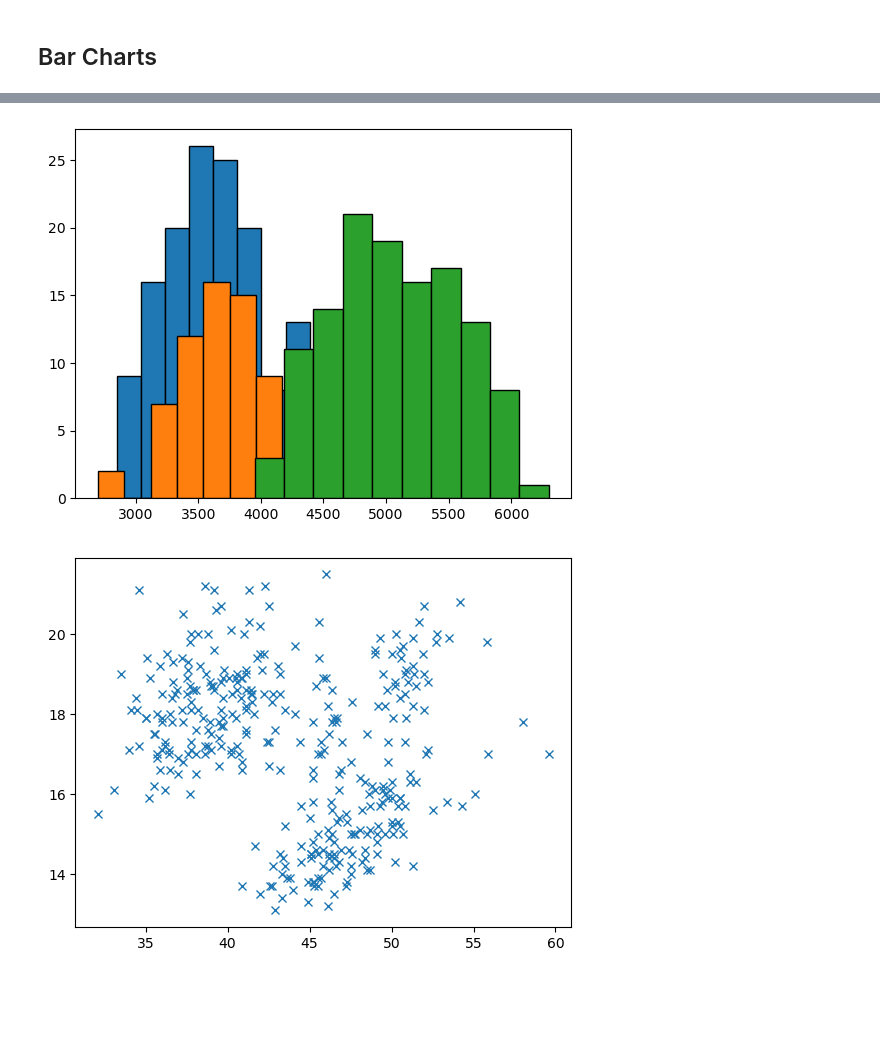
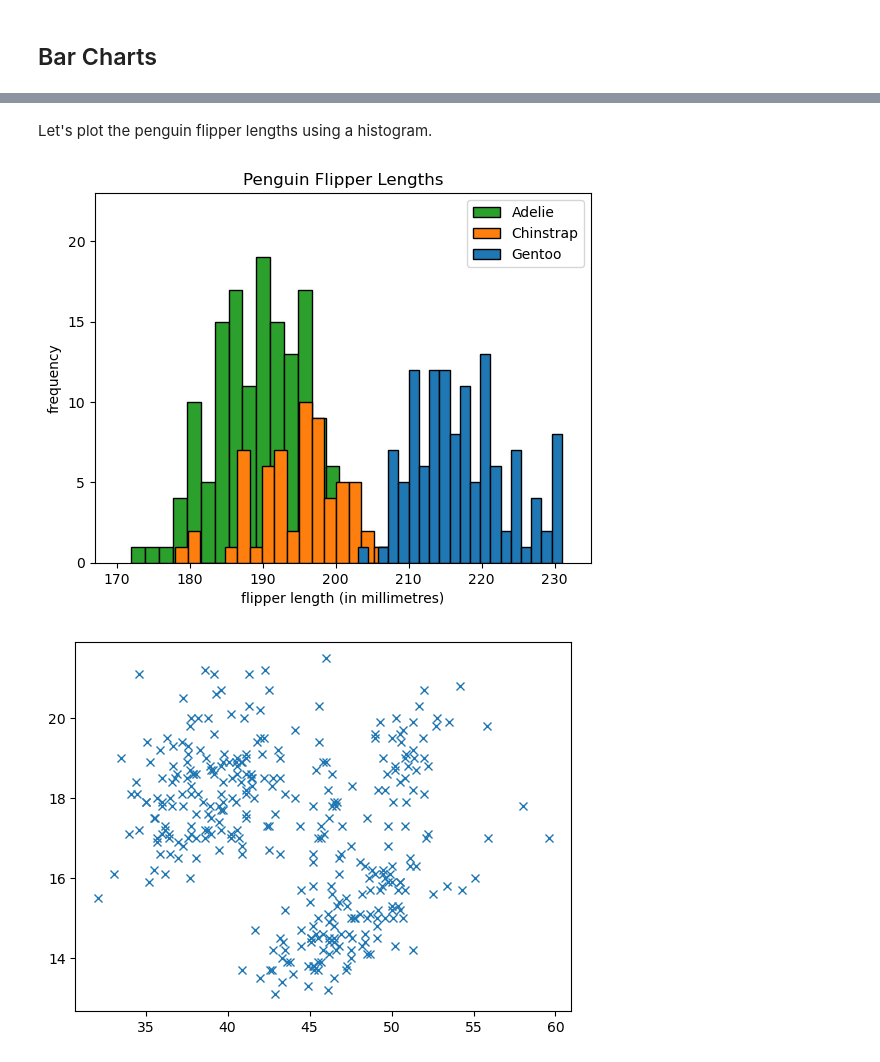
Before and after one commit to eoghanpw/pofda-mywork, a Jupyter notebook: penguins.ipynb, the cells around one changed output, grey strips where cells are left out. Saved outputs shown, nothing was run; the diff lists cells and outputs as text; code cells hidden in the pictures; blank space fills up the shorter version.

Commit message:
penguins histograms

```diff
--- a/penguins.ipynb
+++ b/penguins.ipynb
@@ -267,15 +224,25 @@ Name: body_mass_g, dtype: float64
+# %% [markdown]
+Let's plot the penguin flipper lengths using a histogram.
 # %%
-body_mass_adelie = penguins[penguins['species'] == "Adelie"]['body_mass_g'].to_numpy()
-body_mass_chinstrap = penguins[penguins['species'] == "Chinstrap"]['body_mass_g'].to_numpy()
-body_mass_gentoo = penguins[penguins['species'] == "Gentoo"]['body_mass_g'].to_numpy()
+flipper_length_adelie = penguins[penguins['species'] == "Adelie"]['flipper_length_mm'].to_numpy()
+flipper_length_chinstrap = penguins[penguins['species'] == "Chinstrap"]['flipper_length_mm'].to_numpy()
+flipper_length_gentoo = penguins[penguins['species'] == "Gentoo"]['flipper_length_mm'].to_numpy()
 
 fig, ax = plt.subplots()
-ax.hist(body_mass_adelie, edgecolor='black')
-ax.hist(body_mass_chinstrap, edgecolor='black')
-ax.hist(body_mass_gentoo, edgecolor='black')
+
+ax.hist(flipper_length_adelie, label='Adelie', color='tab:green', edgecolor='black', bins=20)
+ax.hist(flipper_length_chinstrap, label='Chinstrap', color='tab:orange', edgecolor='black', bins=20)
+ax.hist(flipper_length_gentoo, label='Gentoo', color='tab:blue', edgecolor='black', bins=20)
+ax.set_xlabel('flipper length (in millimetres)')
+ax.set_ylabel('frequency')
+ax.set_xlim(167,235)
+ax.set_ylim(0,23)
+ax.set_title('Penguin Flipper Lengths')
+ax.legend()
+
 plt.show()
 # %% [output]
-[figure, old version]
+[figure, new version]
 # %%
 bill_length = penguins["bill_length_mm"].to_numpy()
 bill_depth = penguins["bill_depth_mm"].to_numpy()
```
Also changed, not shown: parts of 18 cells of this notebook.
